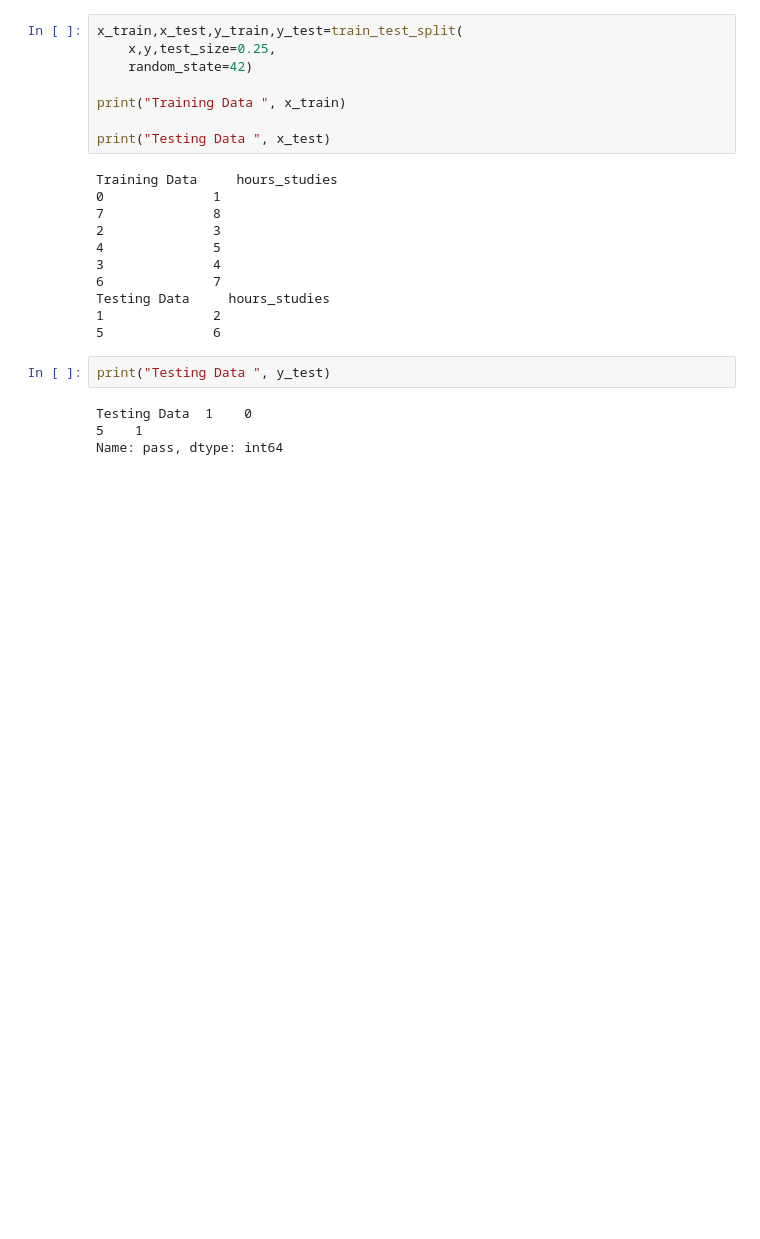
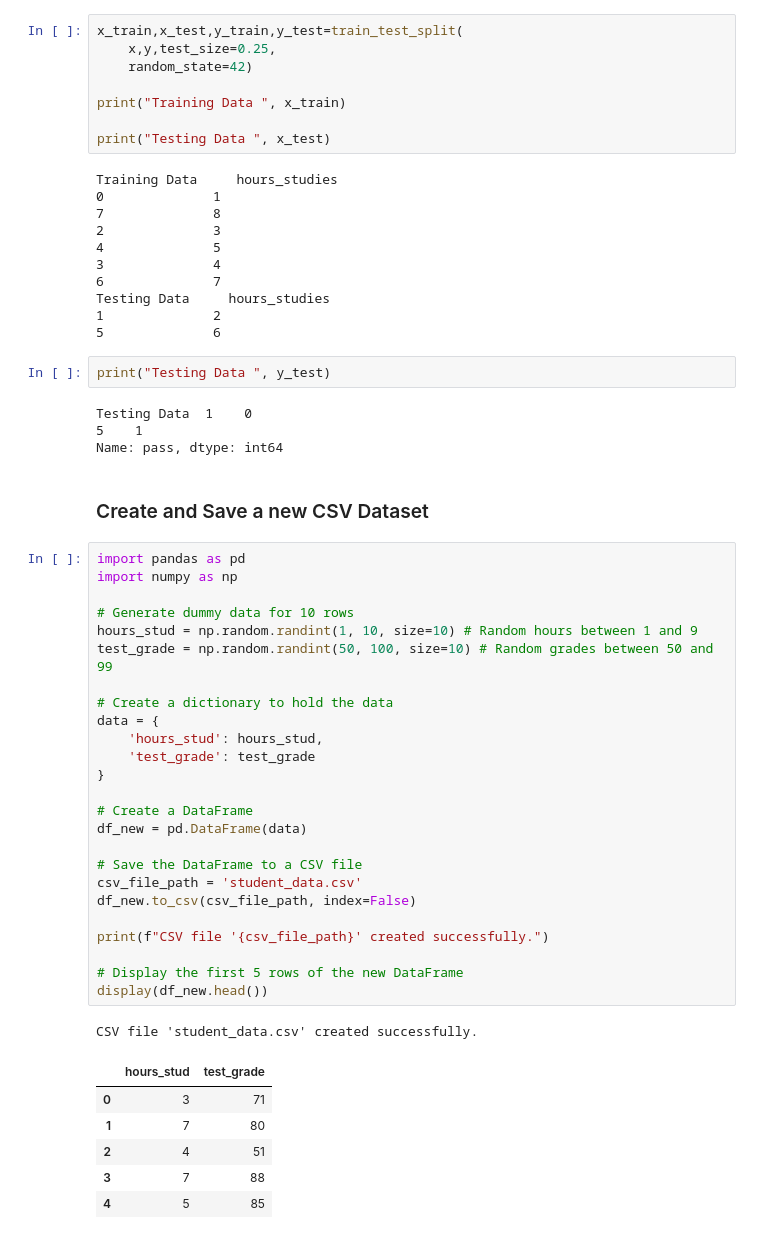
Before and after one commit to raisharad/GenerativeAIandAgenticAI, a Jupyter notebook: May30.ipynb, the cells around one changed output. Cells and saved outputs as stored; diff of their text form; blank space fills up the shorter version.

```diff
--- a/May30.ipynb
+++ b/May30.ipynb
@@ -62,5 +62,40 @@ print("Testing Data ", y_test)
 Testing Data  1    0
 5    1
 Name: pass, dtype: int64
+# %% [markdown]
+### Create and Save a new CSV Dataset
+# %%
+import pandas as pd
+import numpy as np
+
+# Generate dummy data for 10 rows
+hours_stud = np.random.randint(1, 10, size=10) # Random hours between 1 and 9
+test_grade = np.random.randint(50, 100, size=10) # Random grades between 50 and 99
+
+# Create a dictionary to hold the data
+data = {
+    'hours_stud': hours_stud,
+    'test_grade': test_grade
+}
+
+# Create a DataFrame
+df_new = pd.DataFrame(data)
+
+# Save the DataFrame to a CSV file
+csv_file_path = 'student_data.csv'
+df_new.to_csv(csv_file_path, index=False)
+
+print(f"CSV file '{csv_file_path}' created successfully.")
+
+# Display the first 5 rows of the new DataFrame
+display(df_new.head())
+# %% [output]
+CSV file 'student_data.csv' created successfully.
+|  | hours_stud | test_grade |
+| 0 | 3 | 71 |
+| 1 | 7 | 80 |
+| 2 | 4 | 51 |
+| 3 | 7 | 88 |
+| 4 | 5 | 85 |
 # %%
 import numpy as np
```
Also changed, not shown: parts of 7 cells of this notebook.
